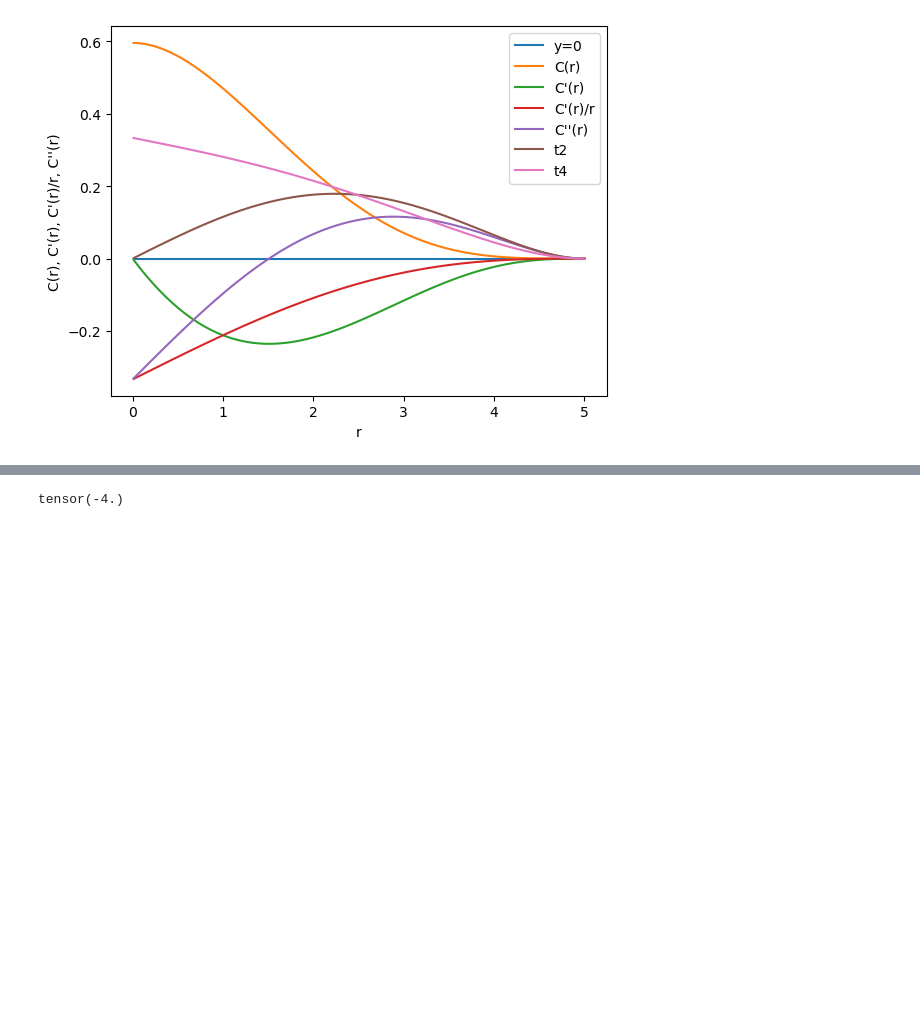
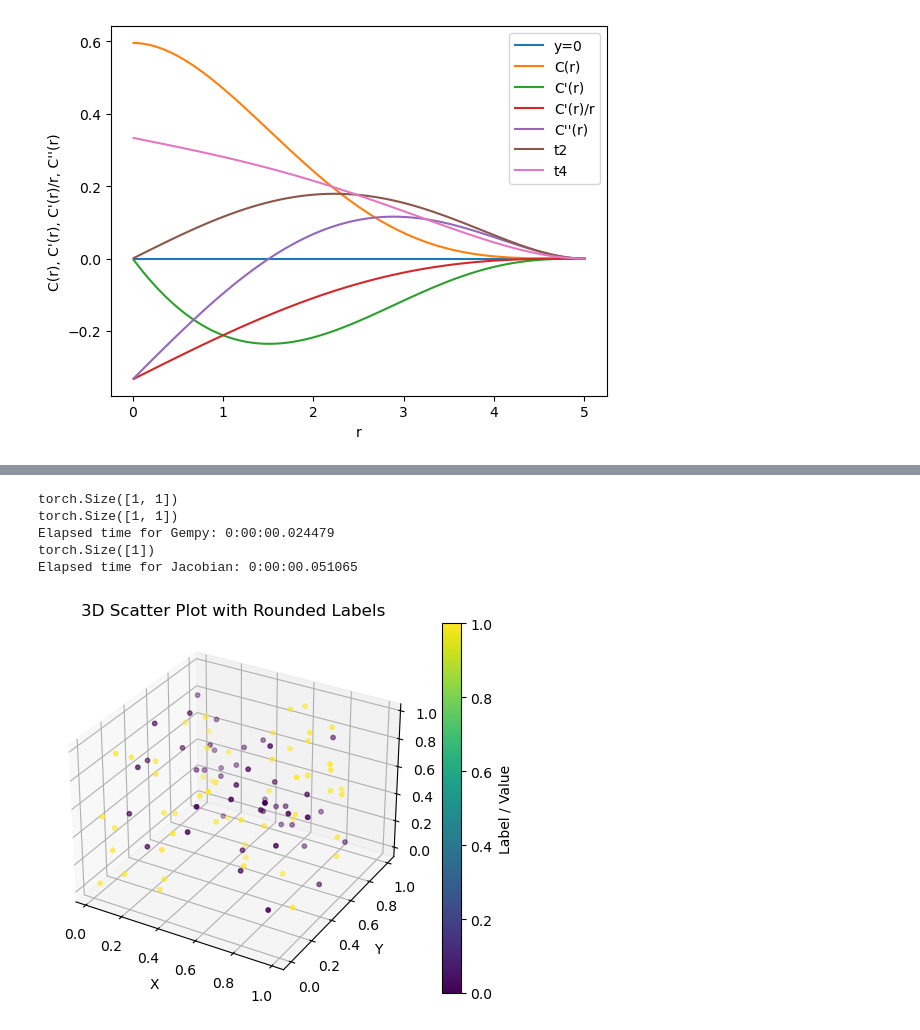
Before and after one commit to Deepprakash222/Gempy_local_anisotropy, a Jupyter notebook: local_aniosotropy.ipynb, the cells around one changed output, grey strips where cells are left out. Cells and saved outputs as stored; diff of their text form; code cells hidden in the pictures; blank space fills up the shorter version.

```diff
--- a/local_aniosotropy.ipynb
+++ b/local_aniosotropy.ipynb
@@ -543,13 +950 @@ I am in
 [figure]
-# %%
-import torch
-A = torch.linspace(-4,10,102)
-B = 3*A + 4
-B.shape
-ref = torch.tensor([B[30], B[50]])
-A_mod = torch.cat((A[:30], A[31:50], A[51:]))
-A_min = A[A<ref[0]].min()
-
-A_min
-# %% [output]
-tensor(-4.)
@@ -555,0 +978,51 @@ tensor(-4.)
+# %%
+from torch.autograd.functional import jacobian
+from datetime import datetime
+
+start_time = datetime.now()
+a=torch.tensor(30.0).reshape(-1,1)
+print(a.shape)
+theta_data = tuple([a.clone().requires_grad_(True)])
+mean = gempy_grad(theta_data)
+end_time = datetime.now()
+elapsed_time = end_time - start_time
+print(f"Elapsed time for Gempy: {elapsed_time}")
+start_time = datetime.now()
+J = jacobian(gempy_grad, theta_data)
+end_time = datetime.now()
+elapsed_time = end_time - start_time
+print(f"Elapsed time for Jacobian: {elapsed_time}")
+# %% [output]
+torch.Size([1, 1])
+torch.Size([1, 1])
+Elapsed time for Gempy: 0:00:00.024479
+torch.Size([1])
+Elapsed time for Jacobian: 0:00:00.051065
+# %%
+%matplotlib inline
+
+import matplotlib.pyplot as plt
+from mpl_toolkits.mplot3d import Axes3D  # Needed for 3D plotting
+import torch
+import numpy as np
+
+# Example data
+points = np.random.rand(100, 3)
+values = torch.round(torch.rand(100))
+
+fig = plt.figure()
+ax = fig.add_subplot(111, projection='3d')
+
+scatter = ax.scatter(points[:, 0], points[:, 1], points[:, 2], c=values, cmap='viridis', s=10)
+
+cbar = fig.colorbar(scatter, ax=ax)
+cbar.set_label("Label / Value")
+
+ax.set_xlabel("X")
+ax.set_ylabel("Y")
+ax.set_zlabel("Z")
+ax.set_title("3D Scatter Plot with Rounded Labels")
+
+plt.show()
+# %% [output]
+[figure, added]
```
Also changed, not shown: parts of 11 cells of this notebook, 1 other file.
